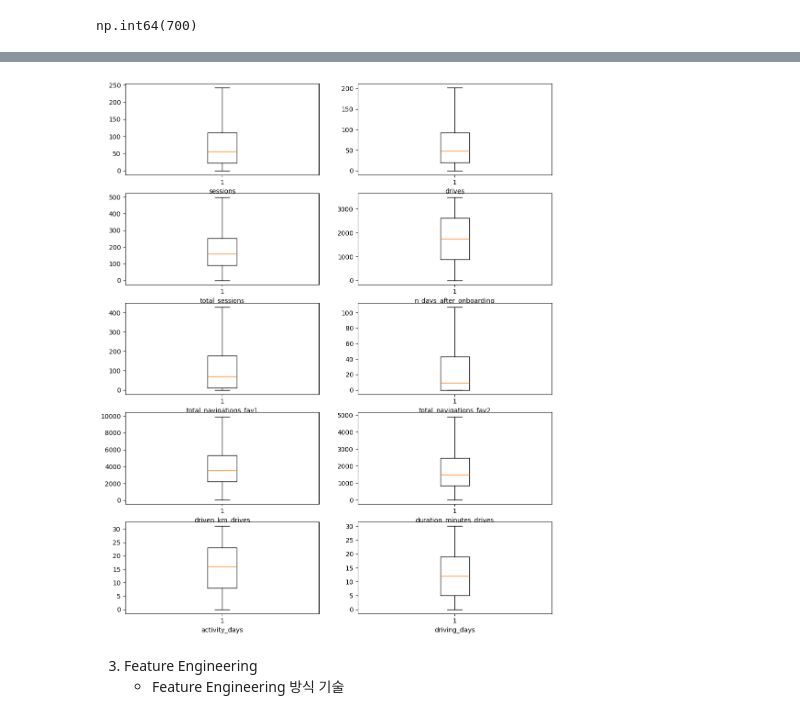
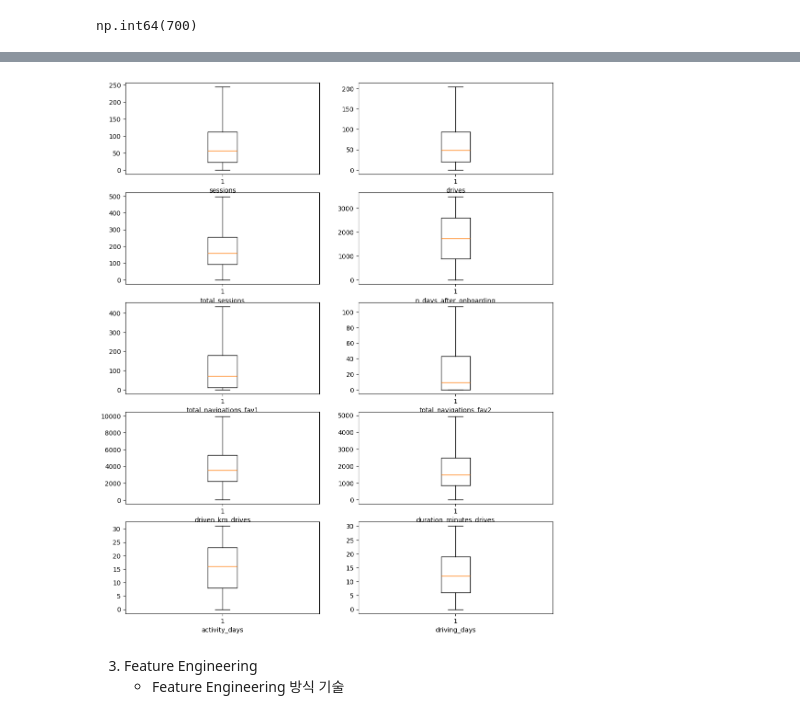
Before and after one commit to SKNETWORKS-FAMILY-AICAMP/SKN06-2nd-6Team, a Jupyter notebook: preprocess.ipynb, the cells around one changed output, grey strips where cells are left out. Drawn from its saved outputs; the diff is of its cells as text; code cells hidden in the pictures.

```diff
--- a/preprocess.ipynb
+++ b/preprocess.ipynb
@@ -297,5 +194,3 @@ import numpy as np
-# %%
-data = pd.read_csv("data/waze_dataset.csv")
 # %%
 data["label"].isnull().sum()  # 제거
 # %% [output]
@@ -305 +202,10 @@ data.dropna(inplace=True)
+# %%
+from sklearn.model_selection import train_test_split
+
+X = data.drop("label", axis=1)
+y = data["label"]
+
+X_train, X_test, y_train, y_test = train_test_split(
+    X, y, stratify=y, test_size=0.2, random_state=0
+)
 # %% [markdown]
@@ -321,6 +227,6 @@ columns = [
 ]
 for i, col in enumerate(columns):
     plt.subplot(5, 2, i + 1)
-    plt.boxplot(data[col])
+    plt.boxplot(X_train[col])
     plt.xlabel(col)
 # %% [output]
@@ -340,41 +246,41 @@ columns = [
 ]
 
 for i, col in enumerate(columns):
-    q1, q3 = data[col].quantile([0.25, 0.75])
+    q1, q3 = X_train[col].quantile([0.25, 0.75])
     iqr = q3 - q1
     lower_bound = q1 - 1.5 * iqr
     upper_bound = q3 + 1.5 * iqr
 
-    data[col] = np.where(
-        data[col] > upper_bound,
+    X_train[col] = np.where(
+        X_train[col] > upper_bound,
         upper_bound,
-        data[col],
+        X_train[col],
     )
-    data[col] = np.where(
-        data[col] < lower_bound,
+    X_train[col] = np.where(
+        X_train[col] < lower_bound,
         lower_bound,
-        data[col],
+        X_train[col],
     )
 # %%
 plt.figure(figsize=(12, 15))
 columns = [
     "sessions",
     "drives",
     "total_sessions",
     "n_days_after_onboarding",
     "total_navigations_fav1",
     "total_navigations_fav2",
     "driven_km_drives",
     "duration_minutes_drives",
     "activity_days",
     "driving_days",
 ]
 for i, col in enumerate(columns):
     plt.subplot(5, 2, i + 1)
-    plt.boxplot(data[col])
+    plt.boxplot(X_train[col])
     plt.xlabel(col)
 # %% [output]
-[figure, old version]
+[figure, new version]
 # %% [markdown]
 3. Feature Engineering
     - Feature Engineering 방식 기술
```
Also changed, not shown: parts of 20 cells of this notebook, 5 other files.
